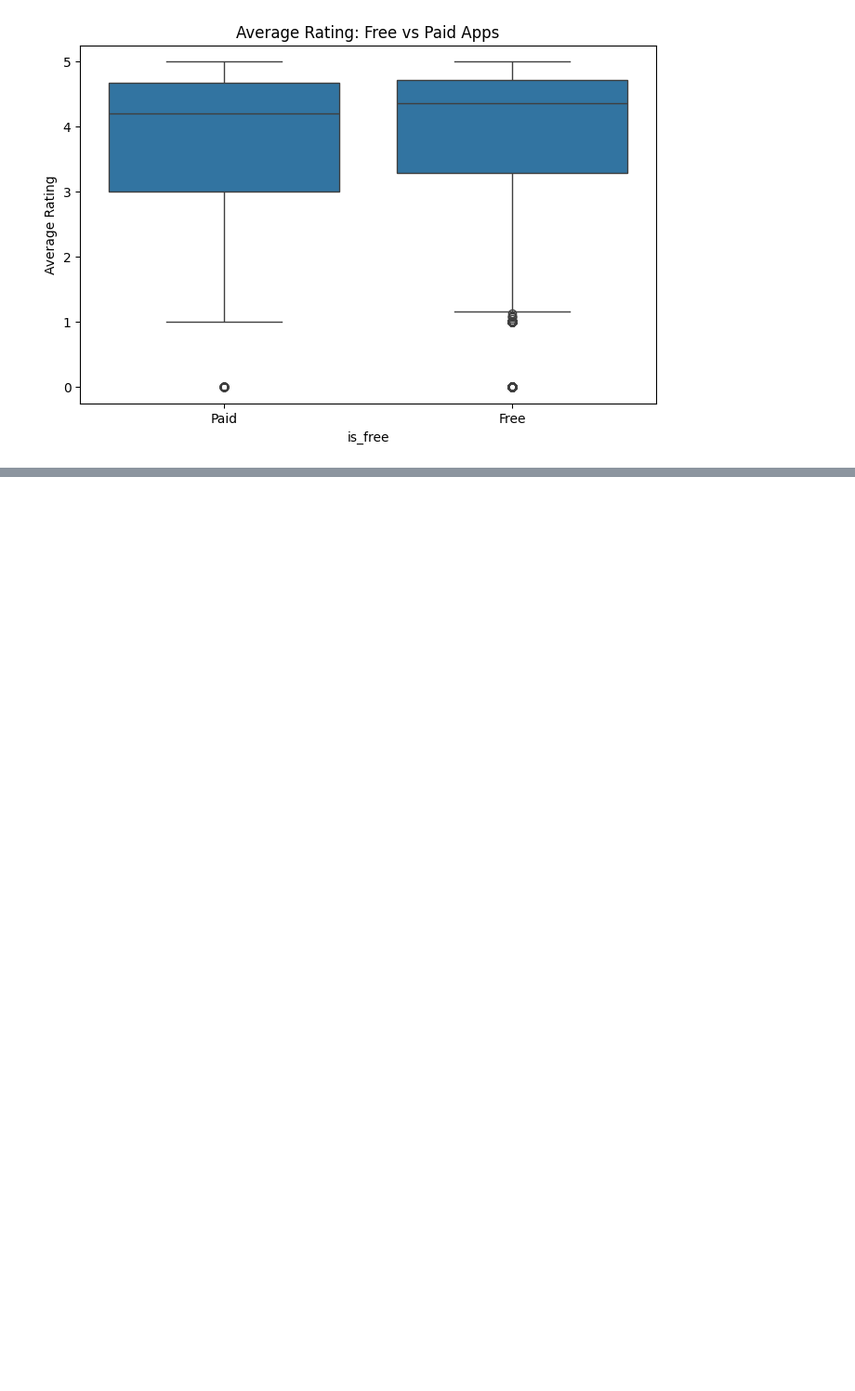
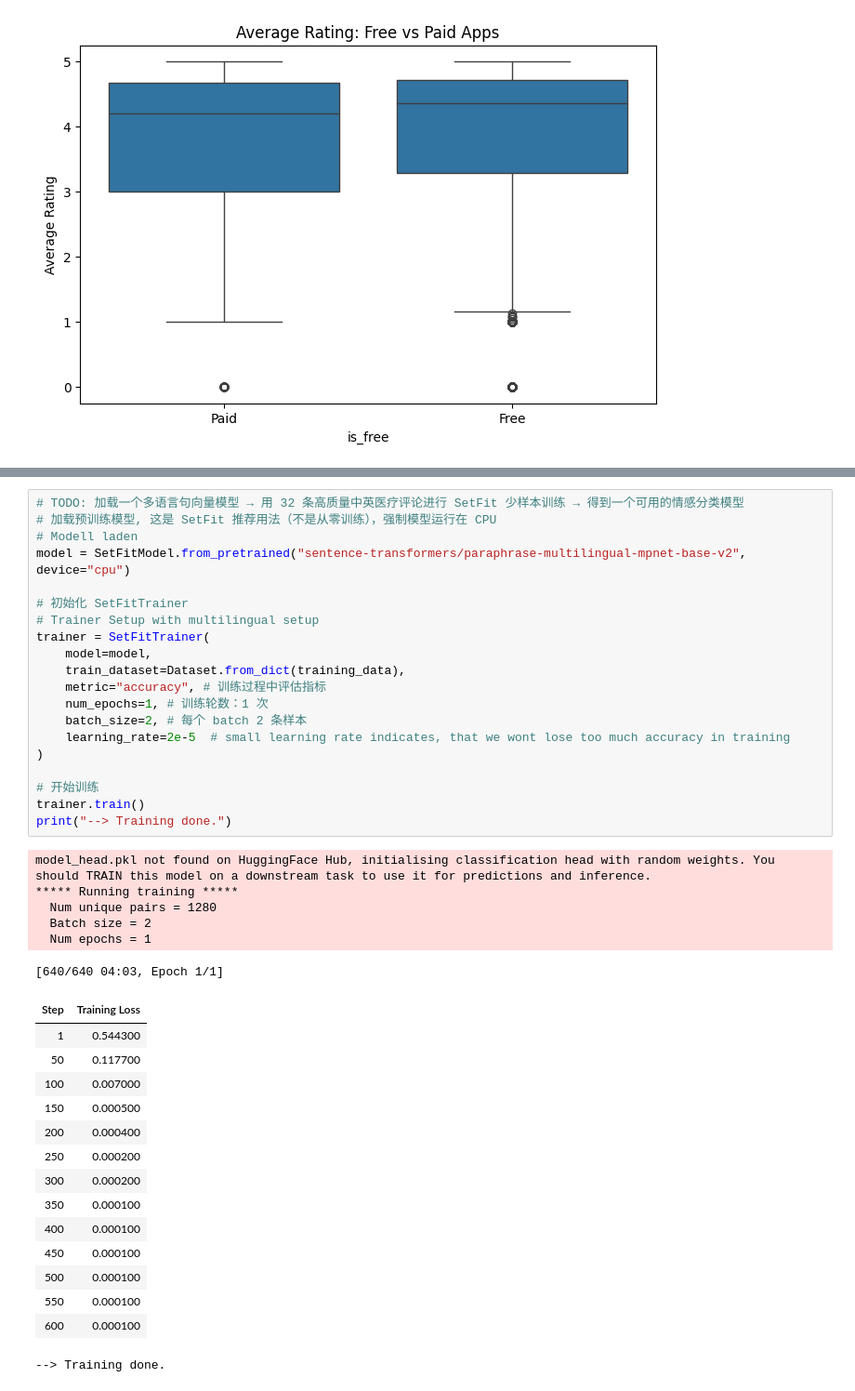
Before and after one commit to Miles-Zhu/AA-Group1, a Jupyter notebook: min.ipynb, the cells around one changed output, grey strips where cells are left out. Shown at 93% size. Cells and saved outputs as stored; diff of their text form; blank space fills up the shorter version.

Commit message:
stepFin 💐

```diff
--- a/min.ipynb
+++ b/min.ipynb
@@ -605,0 +661,42 @@ print("No. of remaining apps:", len(df_filtered), num_apps)
+# %%
+# TODO: 加载一个多语言句向量模型 → 用 32 条高质量中英医疗评论进行 SetFit 少样本训练 → 得到一个可用的情感分类模型
+# 加载预训练模型, 这是 SetFit 推荐用法（不是从零训练），强制模型运行在 CPU
+# Modell laden
+model = SetFitModel.from_pretrained("sentence-transformers/paraphrase-multilingual-mpnet-base-v2", device="cpu")
+
+# 初始化 SetFitTrainer
+# Trainer Setup with multilingual setup
+trainer = SetFitTrainer(
+    model=model,
+    train_dataset=Dataset.from_dict(training_data),
+    metric="accuracy", # 训练过程中评估指标
+    num_epochs=1, # 训练轮数：1 次
+    batch_size=2, # 每个 batch 2 条样本
+    learning_rate=2e-5  # small learning rate indicates, that we wont lose too much accuracy in training
+)
+
+# 开始训练
+trainer.train()
+print("--> Training done.")
+# %% [output]
+model_head.pkl not found on HuggingFace Hub, initialising classification head with random weights. You should TRAIN this model on a downstream task to use it for predictions and inference.
+***** Running training *****
+  Num unique pairs = 1280
+  Batch size = 2
+  Num epochs = 1
+[640/640 04:03, Epoch 1/1]
+| Step | Training Loss |
+| 1 | 0.544300 |
+| 50 | 0.117700 |
+| 100 | 0.007000 |
+| 150 | 0.000500 |
+| 200 | 0.000400 |
+| 250 | 0.000200 |
+| 300 | 0.000200 |
+| 350 | 0.000100 |
+| 400 | 0.000100 |
+| 450 | 0.000100 |
+| 500 | 0.000100 |
+| 550 | 0.000100 |
+| 600 | 0.000100 |
+--> Training done.
```
Also changed, not shown: parts of 18 cells of this notebook, 1 other file.
